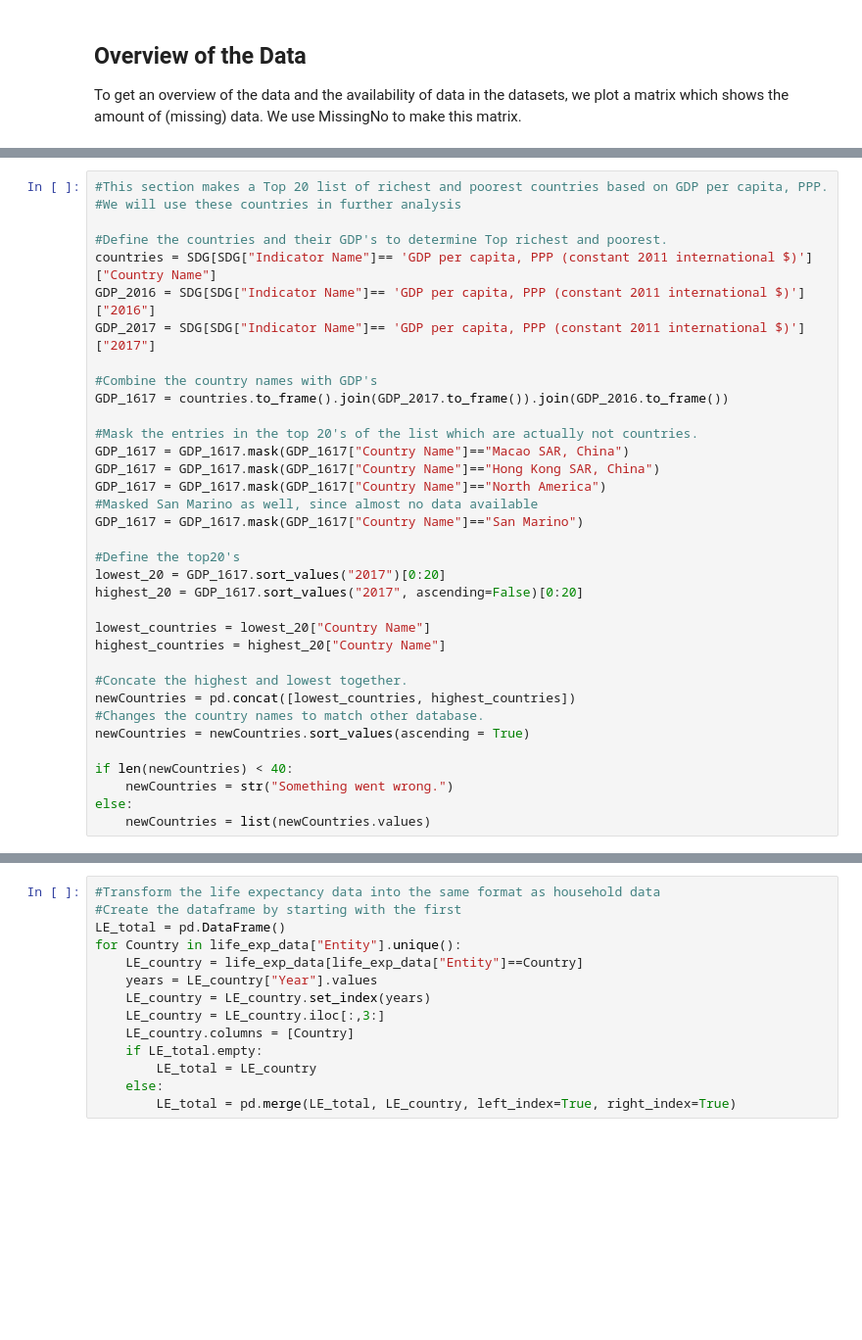
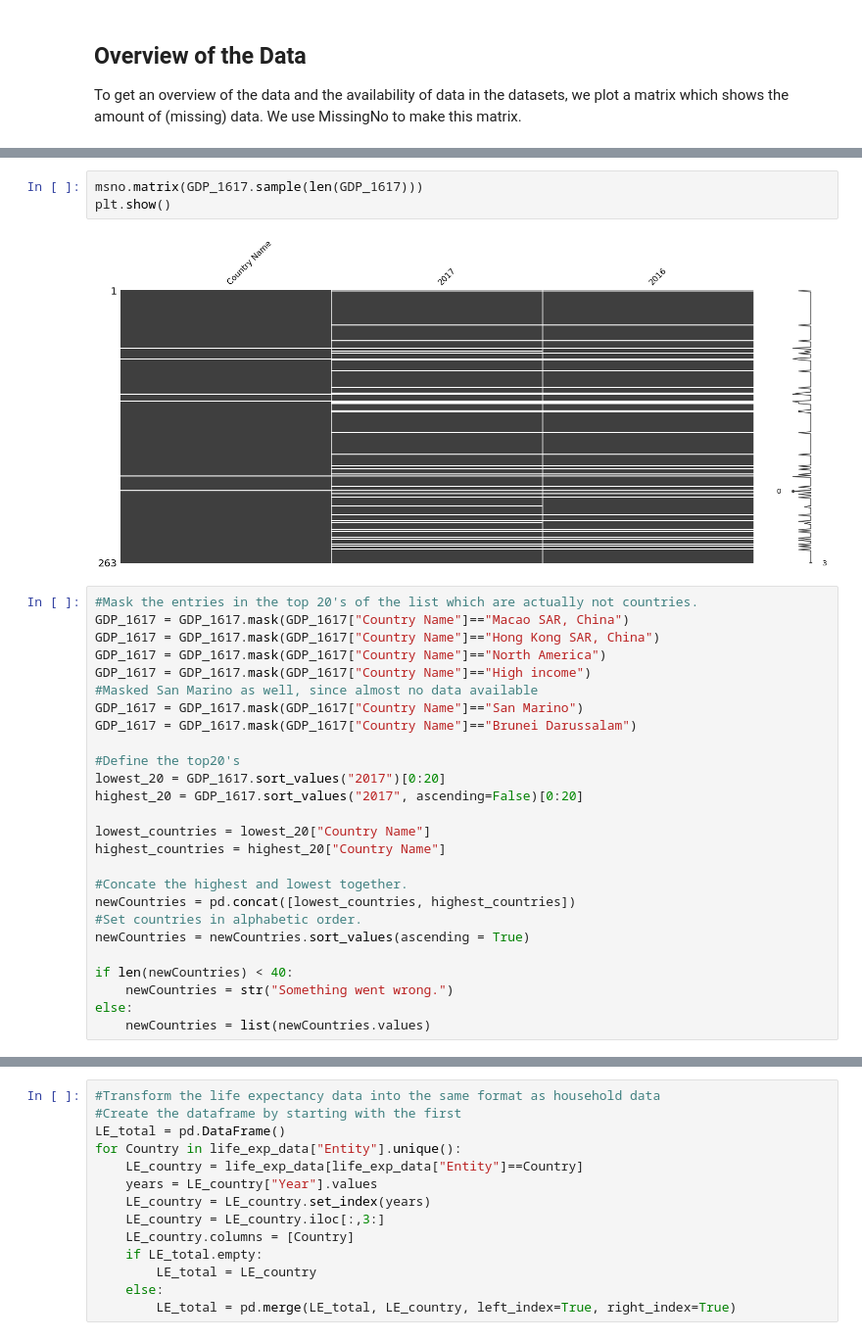
Before and after one commit to J-h-V/EPA1333FA, a Jupyter notebook: Group25.ipynb, the cells around one changed output, grey strips where cells are left out. Shown at 98% size. Drawn from its saved outputs; the diff is of its cells as text; blank space fills up the shorter version.

Commit message:
Added some tekst en graph met leuke kleuren

```diff
--- a/Group25.ipynb
+++ b/Group25.ipynb
@@ -80,21 +96,17 @@ msno.matrix(SDG.sample(len(SDG)))
+# %%
+msno.matrix(GDP_1617.sample(len(GDP_1617)))
+plt.show()
+# %% [output]
+[figure, added]
 # %%
-#This section makes a Top 20 list of richest and poorest countries based on GDP per capita, PPP.
-#We will use these countries in further analysis
-
-#Define the countries and their GDP's to determine Top richest and poorest.
-countries = SDG[SDG["Indicator Name"]== 'GDP per capita, PPP (constant 2011 international $)']["Country Name"]
-GDP_2016 = SDG[SDG["Indicator Name"]== 'GDP per capita, PPP (constant 2011 international $)']["2016"]
-GDP_2017 = SDG[SDG["Indicator Name"]== 'GDP per capita, PPP (constant 2011 international $)']["2017"]
-
-#Combine the country names with GDP's
-GDP_1617 = countries.to_frame().join(GDP_2017.to_frame()).join(GDP_2016.to_frame())
-
 #Mask the entries in the top 20's of the list which are actually not countries.
 GDP_1617 = GDP_1617.mask(GDP_1617["Country Name"]=="Macao SAR, China")
 GDP_1617 = GDP_1617.mask(GDP_1617["Country Name"]=="Hong Kong SAR, China")
 GDP_1617 = GDP_1617.mask(GDP_1617["Country Name"]=="North America")
+GDP_1617 = GDP_1617.mask(GDP_1617["Country Name"]=="High income")
 #Masked San Marino as well, since almost no data available
 GDP_1617 = GDP_1617.mask(GDP_1617["Country Name"]=="San Marino")
+GDP_1617 = GDP_1617.mask(GDP_1617["Country Name"]=="Brunei Darussalam")
 
 #Define the top20's
 lowest_20 = GDP_1617.sort_values("2017")[0:20]
@@ -105,7 +117,7 @@ highest_countries = highest_20["Country Name"]
 
 #Concate the highest and lowest together.
 newCountries = pd.concat([lowest_countries, highest_countries])
-#Changes the country names to match other database.
+#Set countries in alphabetic order.
 newCountries = newCountries.sort_values(ascending = True)
 
 if len(newCountries) < 40:
```
Also changed, not shown: parts of 10 cells of this notebook.
